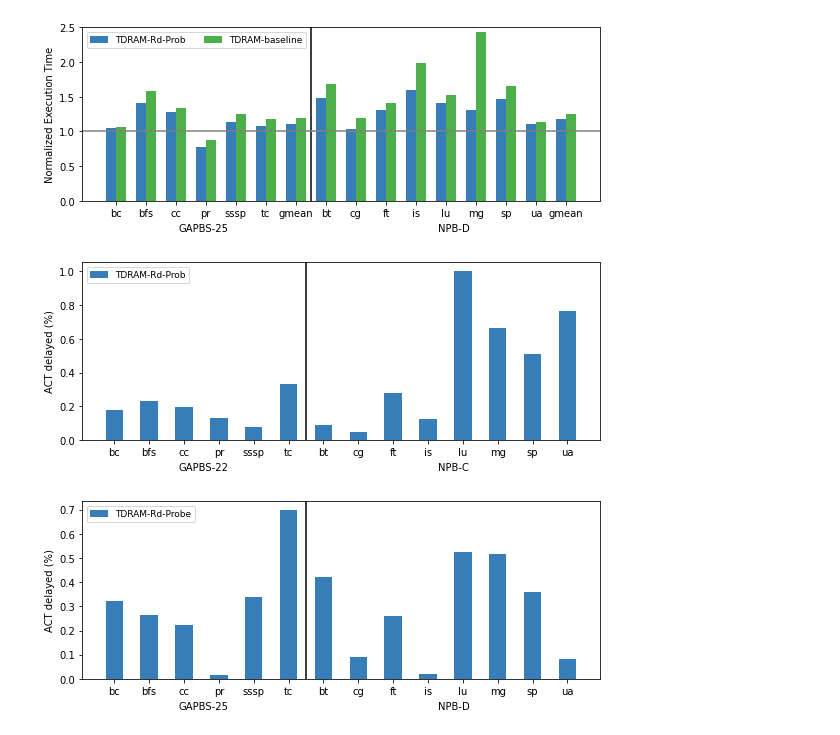
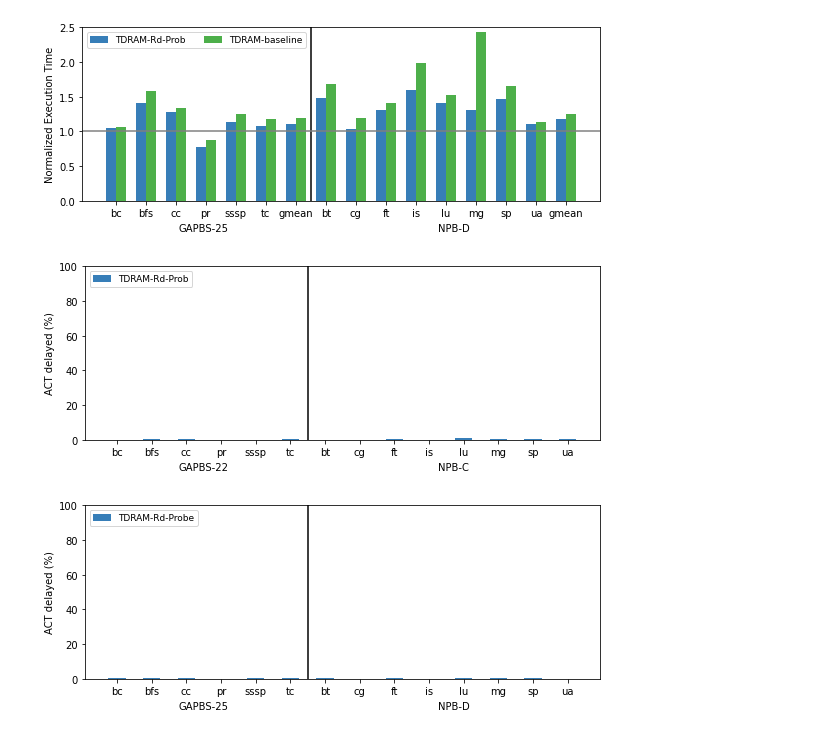
Before and after one commit to darchr/dramCacheController, a Jupyter notebook: data-plots.ipynb, the cells around one changed output. Cells and saved outputs as stored; diff of their text form; code cells hidden in the pictures.

Commit message:
data plots, 1st

```diff
--- a/data-plots.ipynb
+++ b/data-plots.ipynb
@@ -82,7 +82,12 @@ Stats = ['simSeconds ',
 'system.mem_ctrl.avgTimeInLocWrite ',
 'system.mem_ctrl.avgTimeInFarRead ',
 'system.mem_ctrl.missRatio ',
-'system.loc_mem_ctrl.dram.actDelayedDueToTagAct '
+'system.loc_mem_ctrl.dram.actDelayedDueToTagAct ',
+'system.loc_mem_ctrl.noCandidBSlot ',
+'system.loc_mem_ctrl.foundCandidBSlot ',
+'system.loc_mem_ctrl.foundCandidBSlotRH ',
+'system.loc_mem_ctrl.foundCandidBSlotRMC ',
+'system.loc_mem_ctrl.foundCandidBSlotRMD '
           ]
 
 dfCols = [
@@ -161,7 +166,12 @@ dfCols = [
          'avgTimeInLocWrite',
          'avgTimeInFarRead',
          'missRatio',
-         'actDelayedDueToTagAct'
+         'actDelayedDueToTagAct',
+         'noCandidBSlot',
+         'foundCandidBSlot',
+         'foundCandidBSlotRH',
+         'foundCandidBSlotRMC',
+         'foundCandidBSlotRMD'
 
          ]
 ##########################################################
@@ -1286,7 +1296,7 @@ app_npb = df_npbC_ram_prob['app']
 
 fig = plt.figure()
 fig.set_size_inches(8,3)
-#plt.ylim([0,220])
+plt.ylim([0,100])
 barWidth = 1
 tickSize = 2
 
@@ -1317,33 +1327,33 @@ app_gap = df_gap25_ram_prob['app']
 #app_gap[len(app_gap)] = "gmean"
 
 app_npb = df_npbD_ram_prob['app']
 #app_npb[len(app_npb)] = "gmean"
 
 fig = plt.figure()
 fig.set_size_inches(8,3)
-#plt.ylim([0,220])
+plt.ylim([0,100])
 barWidth = 1
 tickSize = 2
 
 
 for i,app in enumerate(app_gap):
     plt.bar(i*tickSize-barWidth/2,   gap_25_prob[i],   width=barWidth, color=cmap(1), label='TDRAM-Rd-Probe' if i==0 else None)
 offset = i+1
 for i,app in enumerate(app_npb):
     plt.bar((offset+i)*tickSize-barWidth/2,   npb_D_prob[i],   width=1, color=cmap(1))
 
 plt.figtext(0.25, -0.01, "GAPBS-25")
 plt.figtext(0.70, -0.01, "NPB-D")
 
 brLab = np.arange(len(app_gap)+len(app_npb))
 plt.xticks(brLab*tickSize-0.5, list(app_gap)+list(app_npb))
 
 plt.axvline(x=(offset-0.5)*tickSize-0.5, color='black')
 # plt.axhline(y=1, color='grey')
 
 plt.ylabel("ACT delayed (%)")
 plt.legend(fontsize=9, ncol=2, loc='upper left')
 plt.tight_layout()
 # %% [output]
-[figure, old version]
+[figure, new version]
-[figure, old version]
+[figure, new version]
```
Also changed, not shown: parts of 1 cell of this notebook.
